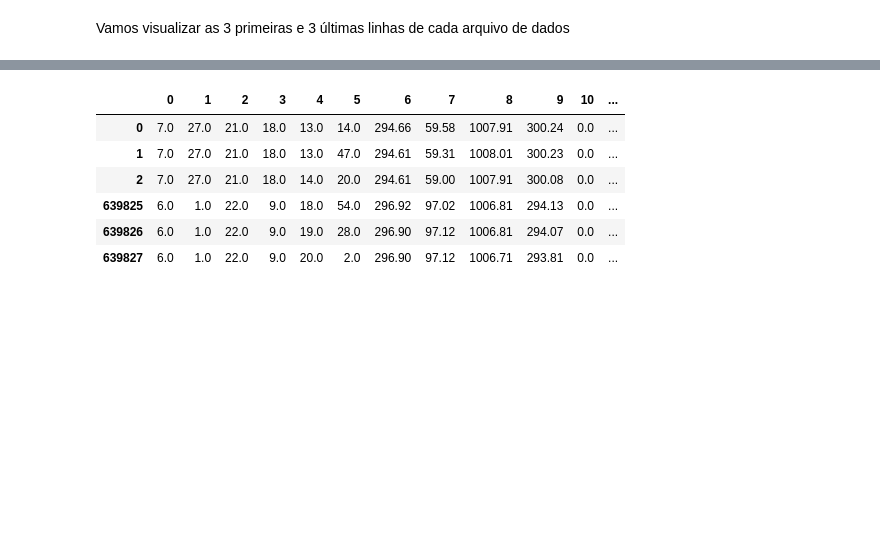
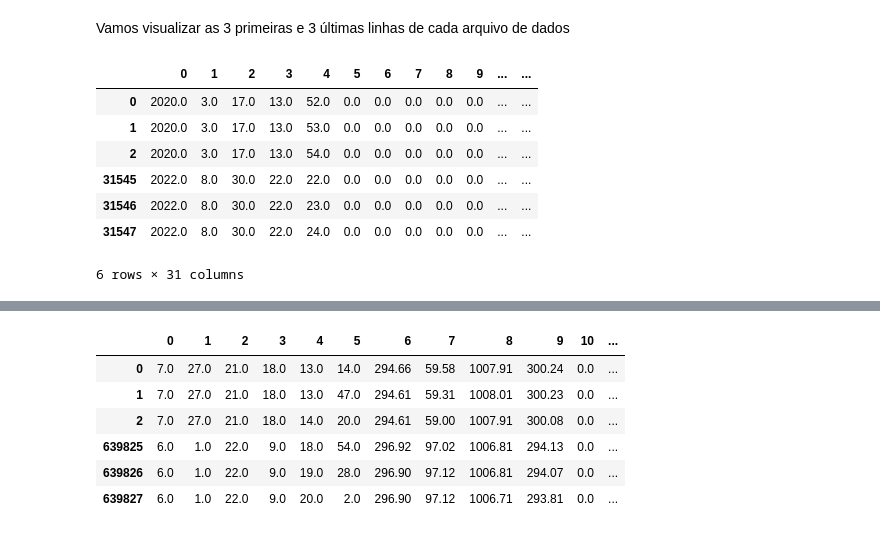
Before and after one commit to lourencocavalcante/Advanced-Topics-in-Environmental-Modeling, a Jupyter notebook: CAP_TAMA_2022_Parte1.ipynb, the cells around one changed output, grey strips where cells are left out. Drawn from its saved outputs; the diff is of its cells as text; code cells hidden in the pictures; blank space fills up the shorter version.

```diff
--- a/CAP_TAMA_2022_Parte1.ipynb
+++ b/CAP_TAMA_2022_Parte1.ipynb
@@ -91,6 +94,7 @@ Temos quatro tipos de arquivos:
 Com o objetivo de facilitar a leitura dos dados e torná-los **tidy**, primeiramente será necessário carregá-los como um **dataframe**. Vamos carregar os dados e criar os dataframes:
 # %%
 #Abrindo os dados e criando os Dataframes
+df_rd80_joss_one = pd.read_table('./JWD_campina_report_RZLwcDmDtNdrop_b2.1_report_one.txt',header=None, delim_whitespace=True)
 df_rd80_joss = pd.read_table('./JWD_campina_report_RZLwcDmDtNdrop_b2.1_report.txt',header=None, delim_whitespace=True)
 df_mp3000A_1 = pd.read_table('./level1_output_sfc.txt',header=None,delim_whitespace=True)
 df_mp3000A_2 = pd.read_table('./level1_output_bt.txt',header=None,delim_whitespace=True)
@@ -136,6 +141,18 @@ memory usage: 48.8 MB
 None
 # %% [markdown]
 Vamos visualizar as 3 primeiras e 3 últimas linhas de cada arquivo de dados
+# %%
+#Visualização das primeiras 3 linhas e últimas 3 linhas
+df_rd80_joss_one.head(n=3).append(df_rd80_joss.tail(n=3))
+# %% [output]
+|  | 0 | 1 | 2 | 3 | 4 | 5 | 6 | 7 | 8 | 9 | ... | ... |
+| 0 | 2020.0 | 3.0 | 17.0 | 13.0 | 52.0 | 0.0 | 0.0 | 0.0 | 0.0 | 0.0 | ... | ... |
+| 1 | 2020.0 | 3.0 | 17.0 | 13.0 | 53.0 | 0.0 | 0.0 | 0.0 | 0.0 | 0.0 | ... | ... |
+| 2 | 2020.0 | 3.0 | 17.0 | 13.0 | 54.0 | 0.0 | 0.0 | 0.0 | 0.0 | 0.0 | ... | ... |
+| 31545 | 2022.0 | 8.0 | 30.0 | 22.0 | 22.0 | 0.0 | 0.0 | 0.0 | 0.0 | 0.0 | ... | ... |
+| 31546 | 2022.0 | 8.0 | 30.0 | 22.0 | 23.0 | 0.0 | 0.0 | 0.0 | 0.0 | 0.0 | ... | ... |
+| 31547 | 2022.0 | 8.0 | 30.0 | 22.0 | 24.0 | 0.0 | 0.0 | 0.0 | 0.0 | 0.0 | ... | ... |
+6 rows × 31 columns
 # %%
 #Visualização das primeiras 3 linhas e últimas 3 linhas
 df_rd80_joss.head(n=3).append(df_rd80_joss.tail(n=3))
```
Also changed, not shown: parts of 59 cells of this notebook.
